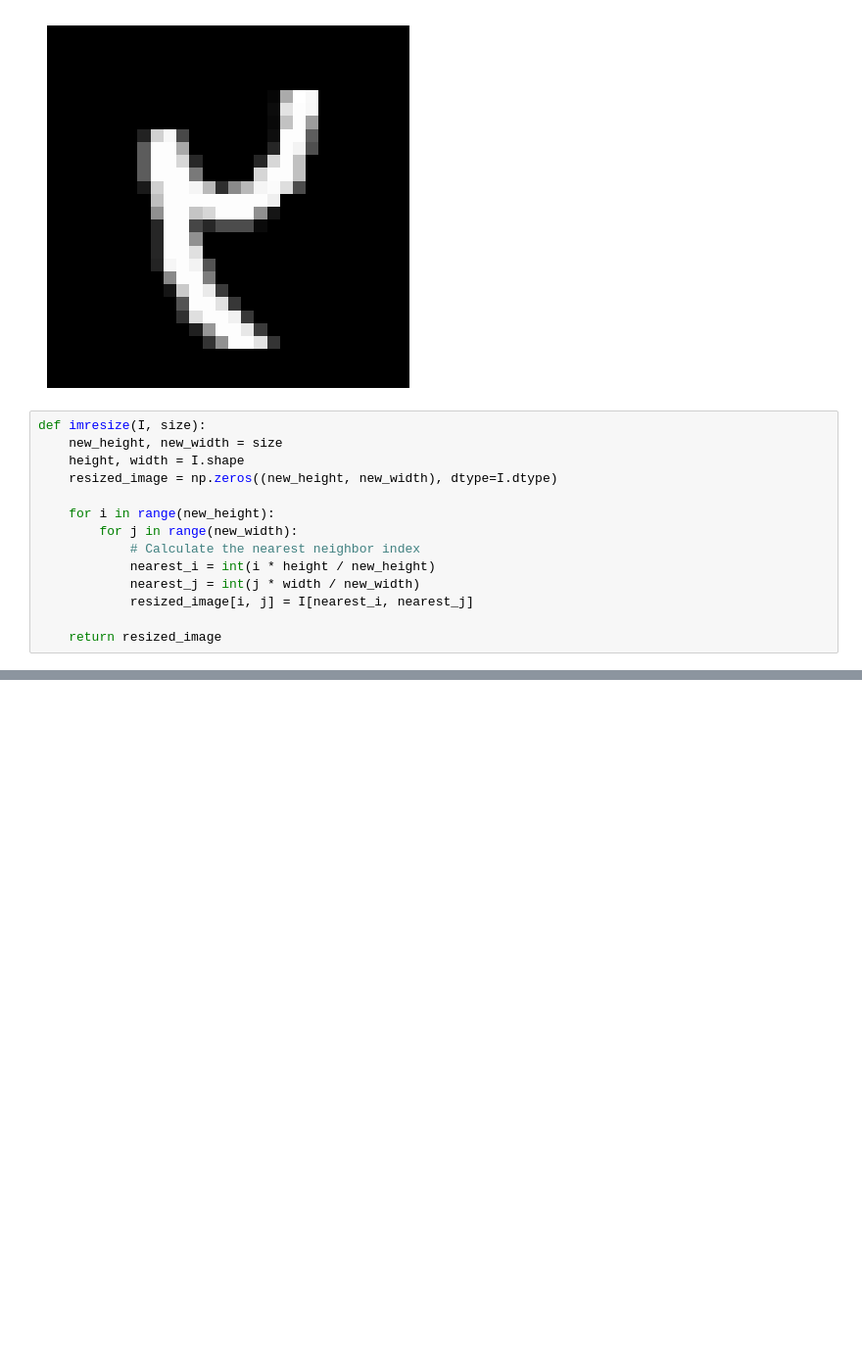
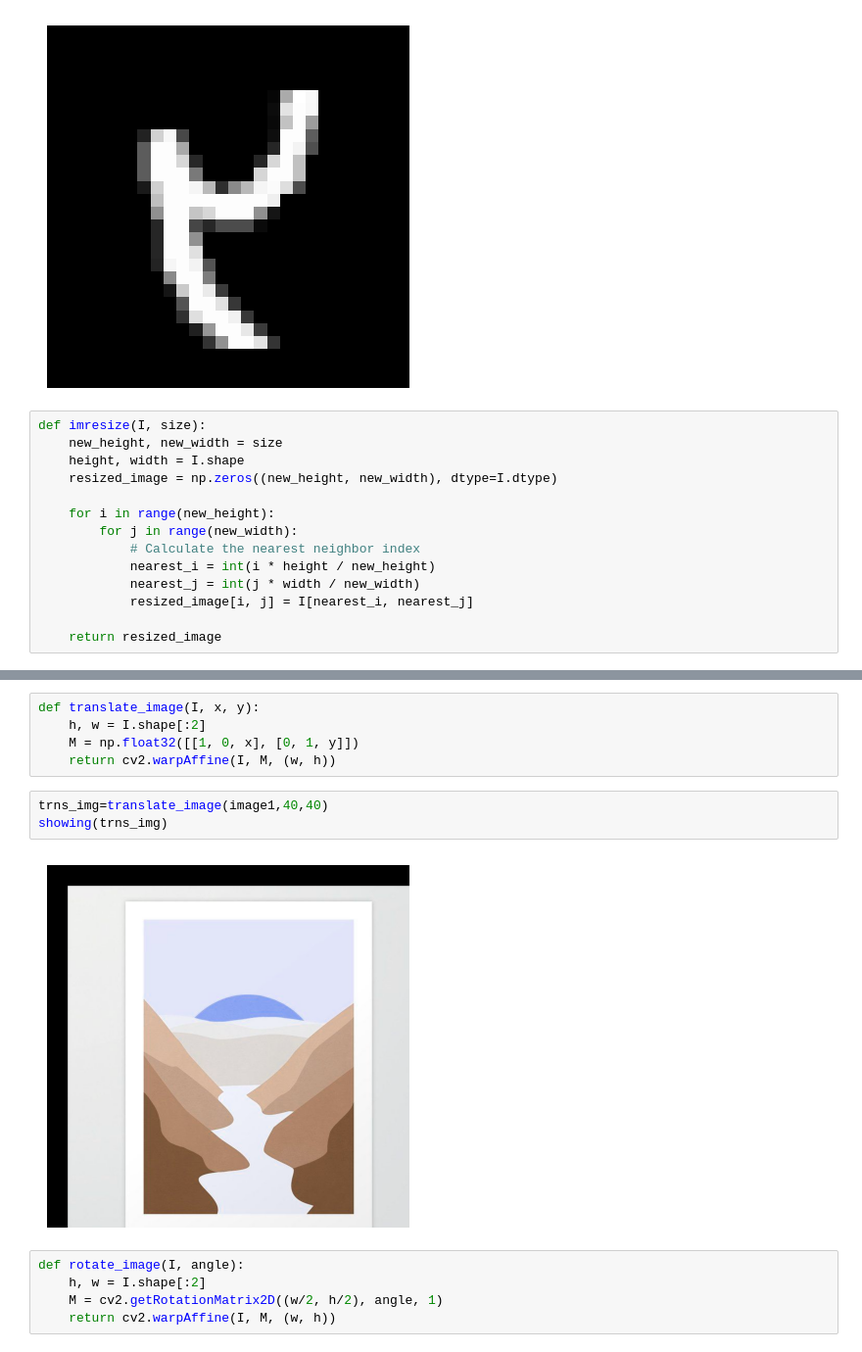
Before and after one commit to SalindaHulangamuwa/Open-CV-basic-functions-, a Jupyter notebook: opencv-basic.ipynb, the cells around one changed output, grey strips where cells are left out. Shown at 98% size. Drawn from its saved outputs; the diff is of its cells as text; blank space fills up the shorter version.

```diff
--- a/opencv-basic.ipynb
+++ b/opencv-basic.ipynb
@@ -187,0 +213,15 @@ showing(reim)
+# %%
+def translate_image(I, x, y):
+    h, w = I.shape[:2]
+    M = np.float32([[1, 0, x], [0, 1, y]])
+    return cv2.warpAffine(I, M, (w, h))
+# %%
+trns_img=translate_image(image1,40,40)
+showing(trns_img)
+# %% [output]
+[figure, added]
+# %%
+def rotate_image(I, angle):
+    h, w = I.shape[:2]
+    M = cv2.getRotationMatrix2D((w/2, h/2), angle, 1)
+    return cv2.warpAffine(I, M, (w, h))
```
Also changed, not shown: parts of 25 cells of this notebook.
